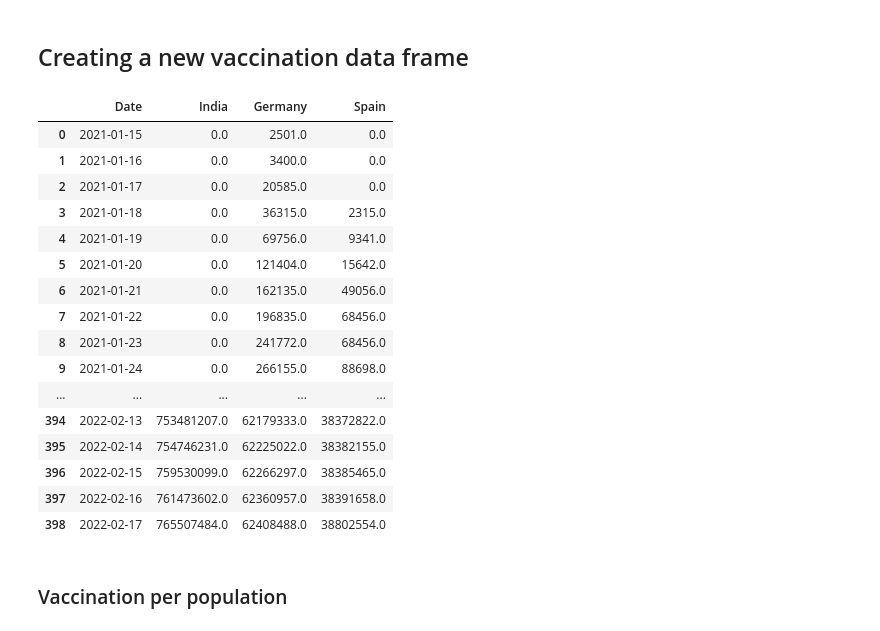
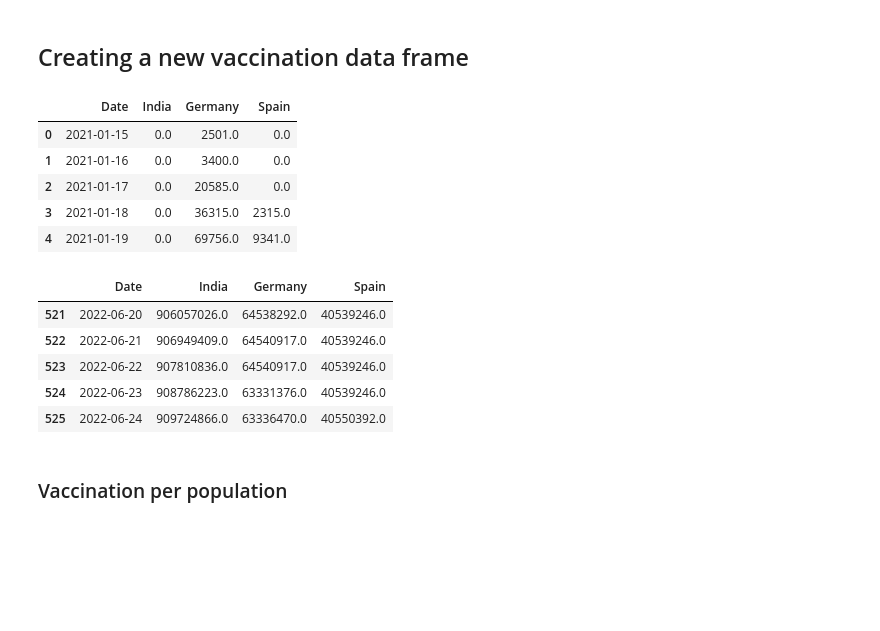
Before and after one commit to anzalharris/COVID-19_DataScience_Project, a Jupyter notebook: notebooks/Data_Understanding-Complete.ipynb, the cells around one changed output. Saved outputs shown, nothing was run; the diff lists cells and outputs as text; code cells hidden in the pictures; blank space fills up the shorter version.

```diff
--- a/notebooks/Data_Understanding-Complete.ipynb
+++ b/notebooks/Data_Understanding-Complete.ipynb
@@ -373,25 +362,23 @@ vacc_plot["Germany"]=vac_de[['Vaccinated_People']].copy()
 # %%
 vacc_plot["Spain"]=vac_esp[['Vaccinated_People']].copy()
 # %%
-vacc_plot
+vacc_plot.head()
 # %% [output]
 |  | Date | India | Germany | Spain |
 | 0 | 2021-01-15 | 0.0 | 2501.0 | 0.0 |
 | 1 | 2021-01-16 | 0.0 | 3400.0 | 0.0 |
 | 2 | 2021-01-17 | 0.0 | 20585.0 | 0.0 |
 | 3 | 2021-01-18 | 0.0 | 36315.0 | 2315.0 |
 | 4 | 2021-01-19 | 0.0 | 69756.0 | 9341.0 |
-| 5 | 2021-01-20 | 0.0 | 121404.0 | 15642.0 |
-| 6 | 2021-01-21 | 0.0 | 162135.0 | 49056.0 |
-| 7 | 2021-01-22 | 0.0 | 196835.0 | 68456.0 |
-| 8 | 2021-01-23 | 0.0 | 241772.0 | 68456.0 |
-| 9 | 2021-01-24 | 0.0 | 266155.0 | 88698.0 |
-| ... | ... | ... | ... | ... |
-| 394 | 2022-02-13 | 753481207.0 | 62179333.0 | 38372822.0 |
-| 395 | 2022-02-14 | 754746231.0 | 62225022.0 | 38382155.0 |
-| 396 | 2022-02-15 | 759530099.0 | 62266297.0 | 38385465.0 |
-| 397 | 2022-02-16 | 761473602.0 | 62360957.0 | 38391658.0 |
-| 398 | 2022-02-17 | 765507484.0 | 62408488.0 | 38802554.0 |
+# %%
+vacc_plot.tail()
+# %% [output]
+|  | Date | India | Germany | Spain |
+| 521 | 2022-06-20 | 906057026.0 | 64538292.0 | 40539246.0 |
+| 522 | 2022-06-21 | 906949409.0 | 64540917.0 | 40539246.0 |
+| 523 | 2022-06-22 | 907810836.0 | 64540917.0 | 40539246.0 |
+| 524 | 2022-06-23 | 908786223.0 | 63331376.0 | 40539246.0 |
+| 525 | 2022-06-24 | 909724866.0 | 63336470.0 | 40550392.0 |
 # %%
 vacc_plot.to_csv('../data/processed/COVID_vaccination_table.csv',sep=';',index=False)
 # %% [markdown]
```
Also changed, not shown: parts of 1 cell of this notebook.
